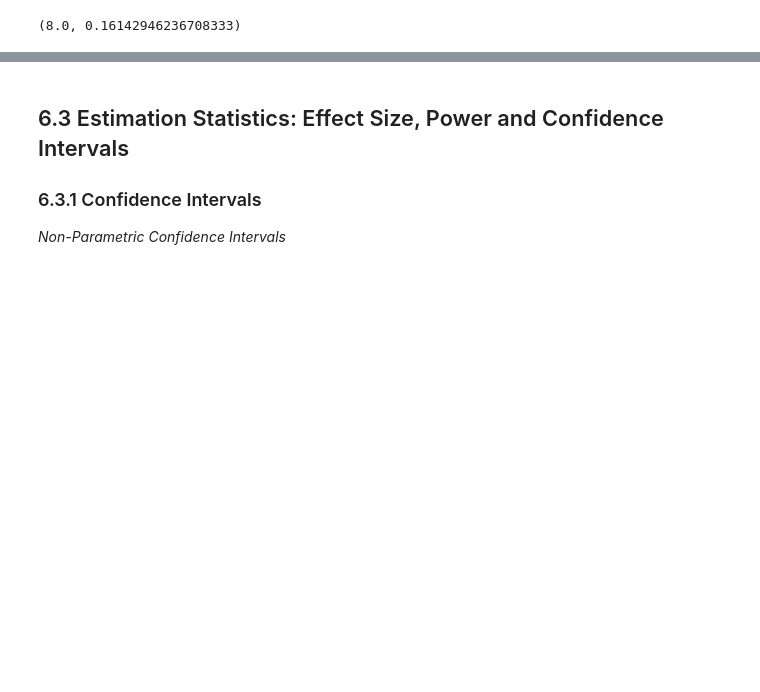
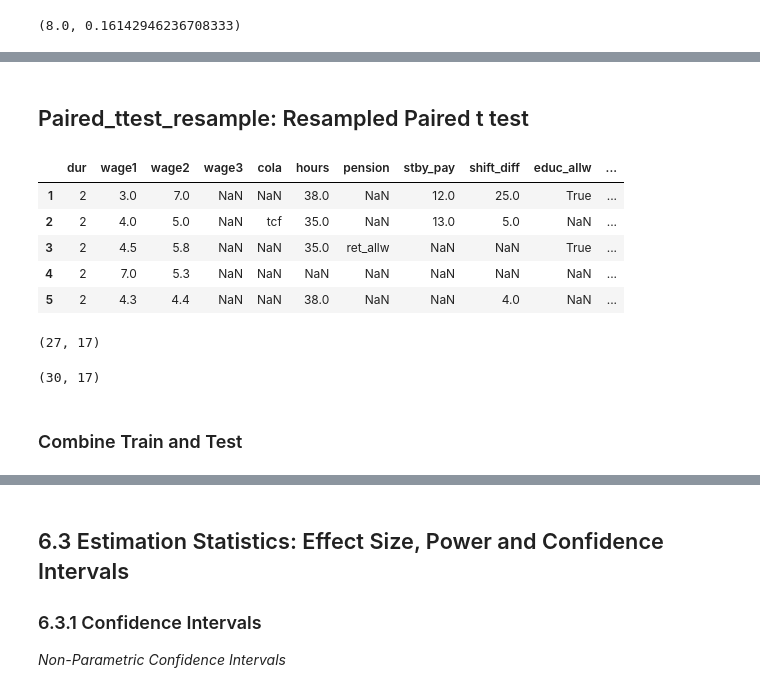
Before and after one commit to zoisboukouvalas/MachineLearningEvaluation_TowardsReliableResponsibleAI, a Jupyter notebook: Part_II/Chapter-6-Statistical-Significance/StatisticalSignificance_SO.ipynb, the cells around one changed output, grey strips where cells are left out. Drawn from its saved outputs; the diff is of its cells as text; code cells hidden in the pictures; blank space fills up the shorter version.

```diff
--- a/Part_II/Chapter-6-Statistical-Significance/StatisticalSignificance_SO.ipynb
+++ b/Part_II/Chapter-6-Statistical-Significance/StatisticalSignificance_SO.ipynb
@@ -1400,0 +1468,33 @@ p_value
+# %% [markdown]
+## Paired_ttest_resample: Resampled Paired t test
+# %%
+# Using Labor Negotiations Data:
+
+def read_in(link, row_start, nrows):
+    return pd.read_csv(link, skiprows=row_start, nrows=nrows, on_bad_lines="skip", delim_whitespace=" ",
+                       index_col="#", na_values="*")
+
+# Training Set
+link = "https://archive.ics.uci.edu/ml/machine-learning-databases/labor-negotiations/labor-negotiations.data"
+good1 = read_in(link,row_start=152, nrows=18)
+good2 = read_in(link,row_start=173, nrows=18)
+good3 = read_in(link,row_start=194, nrows=18)
+good = good1.join(good2)
+good = good.join(good3)
+bad1 = read_in(link,row_start=216, nrows=9)
+bad2 = read_in(link,row_start=228, nrows=9)
+bad3 = read_in(link,row_start=240, nrows=9)
+bad = bad1.join(bad2)
+bad = bad.join(bad3)
+bad.index = np.arange(19,28)
+
+train = pd.concat([good,bad])
+train["status"] = train.index <= 18
+train.head()
+# %% [output]
+|  | dur | wage1 | wage2 | wage3 | cola | hours | pension | stby_pay | shift_diff | educ_allw | ... |
+| 1 | 2 | 3.0 | 7.0 | NaN | NaN | 38.0 | NaN | 12.0 | 25.0 | True | ... |
+| 2 | 2 | 4.0 | 5.0 | NaN | tcf | 35.0 | NaN | 13.0 | 5.0 | NaN | ... |
+| 3 | 2 | 4.5 | 5.8 | NaN | NaN | 35.0 | ret_allw | NaN | NaN | True | ... |
+| 4 | 2 | 7.0 | 5.3 | NaN | NaN | NaN | NaN | NaN | NaN | NaN | ... |
+| 5 | 2 | 4.3 | 4.4 | NaN | NaN | 38.0 | NaN | NaN | 4.0 | NaN | ... |
@@ -1400,0 +1519,10 @@ p_value
+# %%
+print(train.shape)
+# %% [output]
+(27, 17)
+# %%
+print(test.shape)
+# %% [output]
+(30, 17)
+# %% [markdown]
+### Combine Train and Test
```
Also changed, not shown: parts of 91 cells of this notebook.
